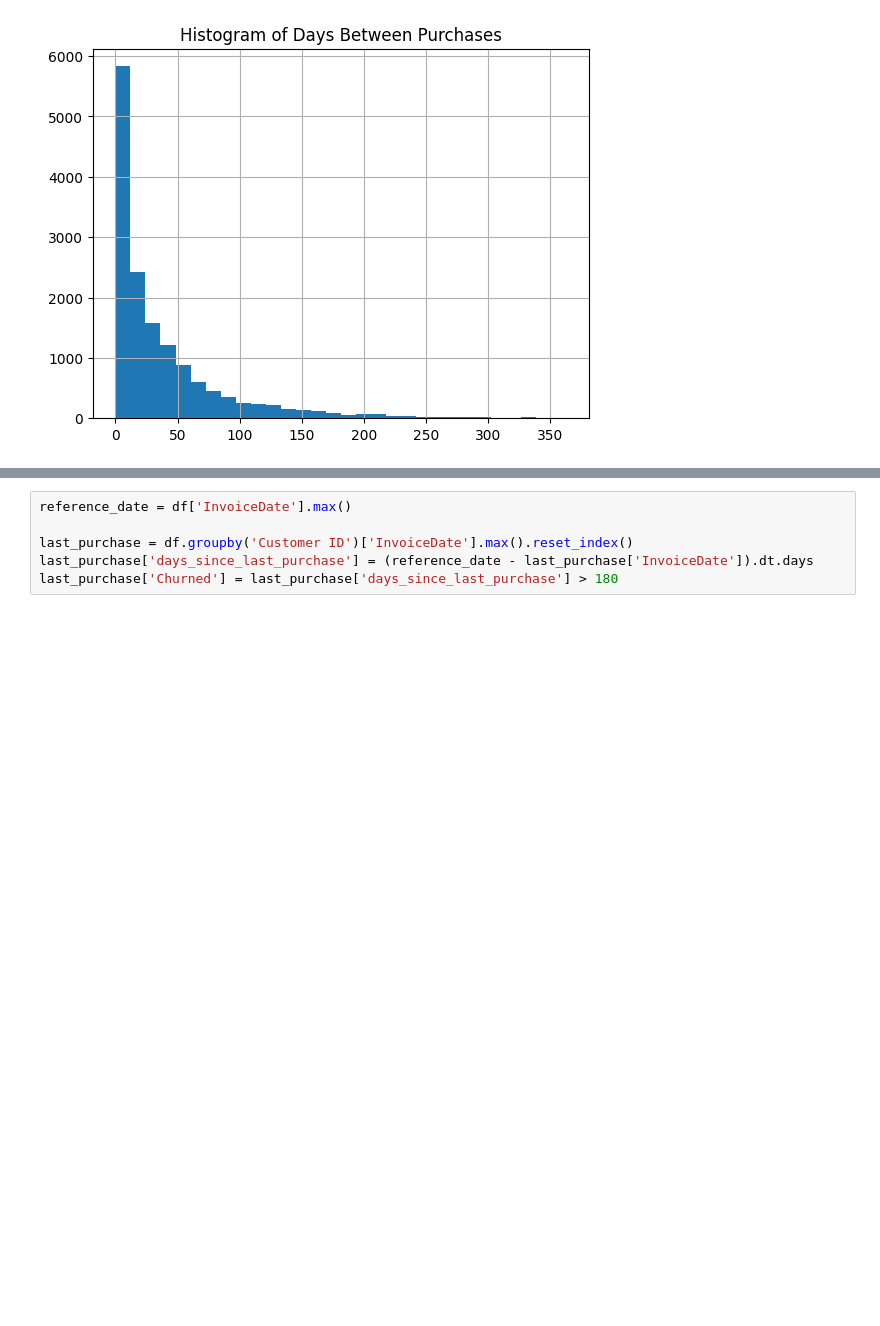
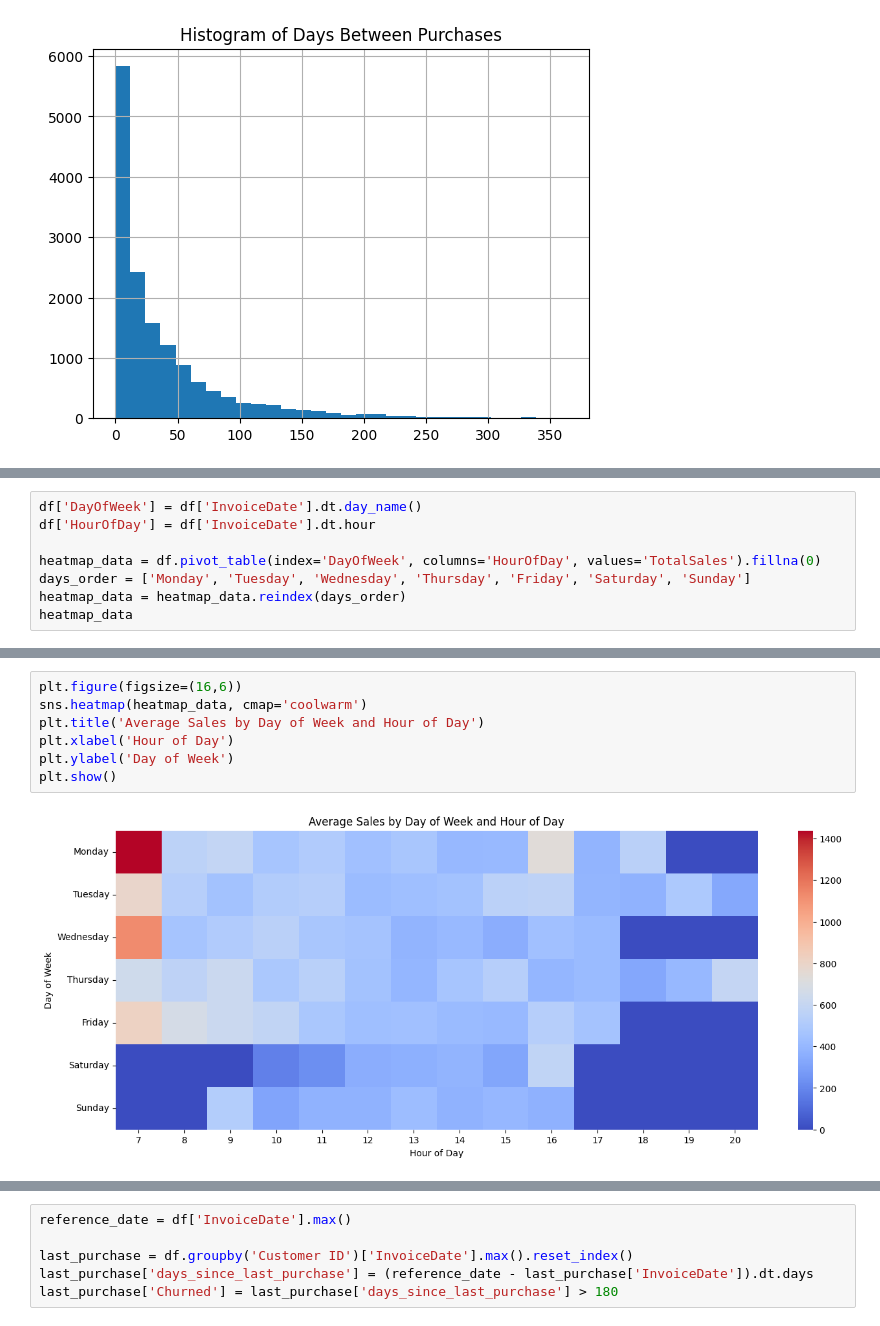
Before and after one commit to Areco892/customer-churn, a Jupyter notebook: analysis.ipynb, the cells around one changed output, grey strips where cells are left out. Saved outputs shown, nothing was run; the diff lists cells and outputs as text; blank space fills up the shorter version.

```diff
--- a/analysis.ipynb
+++ b/analysis.ipynb
@@ -115,0 +159,8 @@ Text(0.5, 1.0, 'Histogram of Days Between Purchases')
+# %%
+df['DayOfWeek'] = df['InvoiceDate'].dt.day_name()
+df['HourOfDay'] = df['InvoiceDate'].dt.hour
+
+heatmap_data = df.pivot_table(index='DayOfWeek', columns='HourOfDay', values='TotalSales').fillna(0)
+days_order = ['Monday', 'Tuesday', 'Wednesday', 'Thursday', 'Friday', 'Saturday', 'Sunday']
+heatmap_data = heatmap_data.reindex(days_order)
+heatmap_data
@@ -115,0 +177,9 @@ Text(0.5, 1.0, 'Histogram of Days Between Purchases')
+# %%
+plt.figure(figsize=(16,6))
+sns.heatmap(heatmap_data, cmap='coolwarm')
+plt.title('Average Sales by Day of Week and Hour of Day')
+plt.xlabel('Hour of Day')
+plt.ylabel('Day of Week')
+plt.show()
+# %% [output]
+[figure, added]
```
Also changed, not shown: parts of 40 cells of this notebook.
